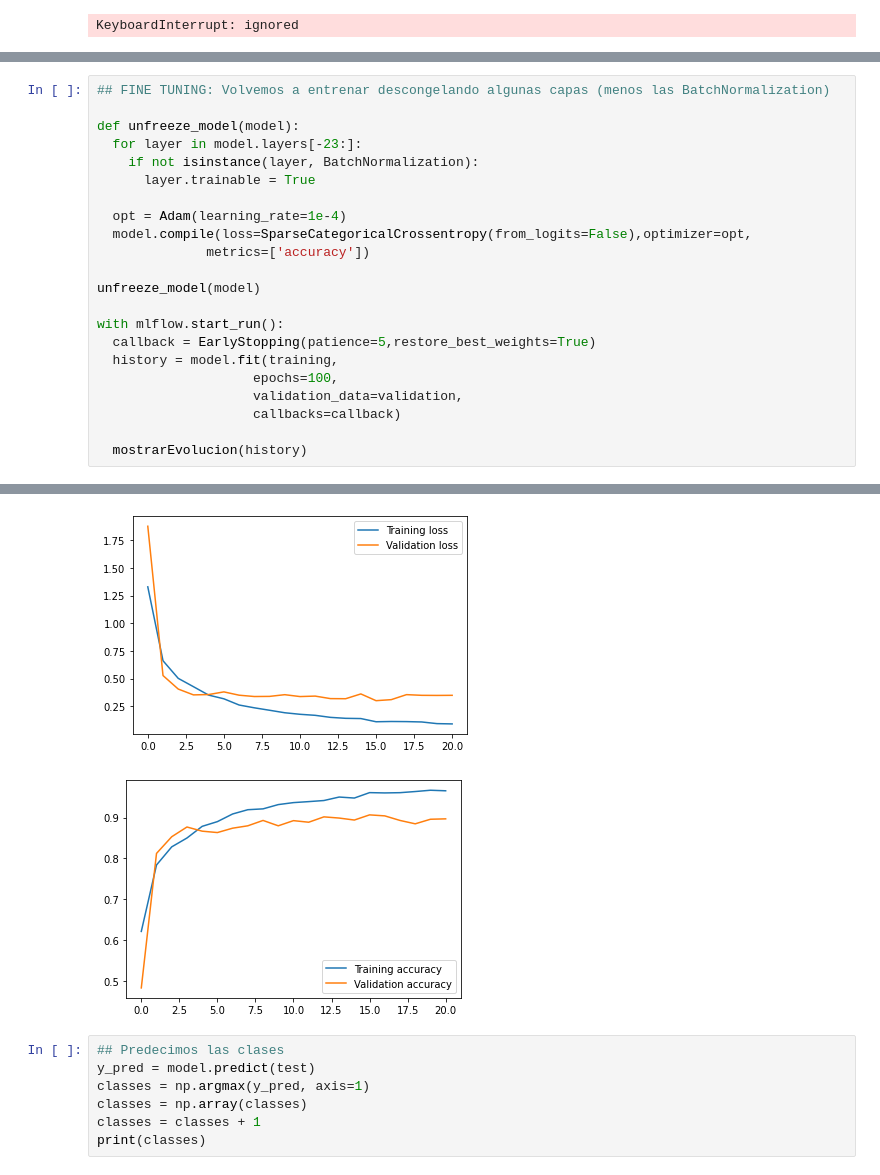
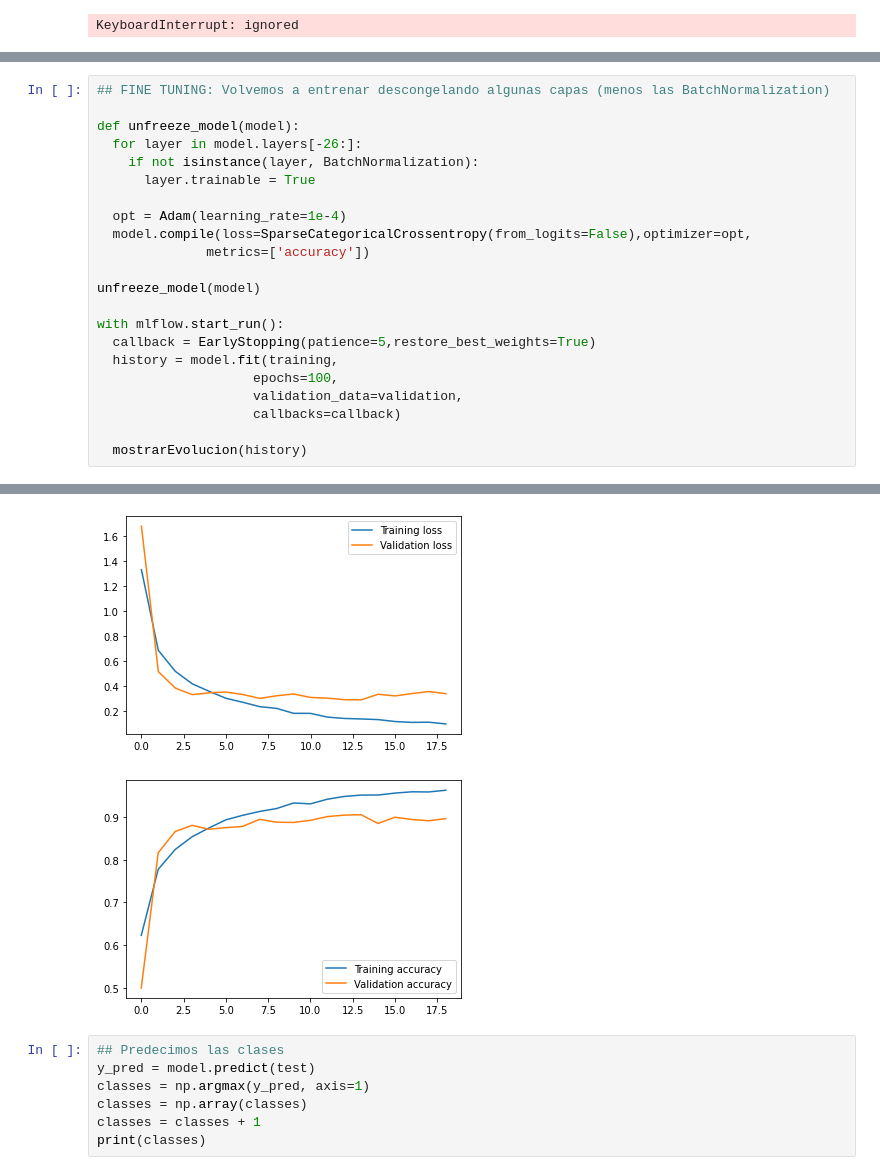
Before and after one commit to advy99/PROYECTO_MD_AA, a Jupyter notebook: algoritmos/JEMM/EfficientNetB2_ImageNet.ipynb, the cells around one changed output, grey strips where cells are left out. Cells and saved outputs as stored; diff of their text form.

Commit message:
ImageNetB2 ImageNet
Descongelando 26 capas en vez de 23

```diff
--- a/algoritmos/JEMM/EfficientNetB2_ImageNet.ipynb
+++ b/algoritmos/JEMM/EfficientNetB2_ImageNet.ipynb
@@ -232,7 +219,7 @@ Epoch 17/100
 ## FINE TUNING: Volvemos a entrenar descongelando algunas capas (menos las BatchNormalization)
 
 def unfreeze_model(model):
-  for layer in model.layers[-23:]:
+  for layer in model.layers[-26:]:
     if not isinstance(layer, BatchNormalization):
       layer.trainable = True
 
@@ -272,5 +259,5 @@ Epoch 21/100
-[figure, old version]
+[figure, new version]
-[figure, old version]
+[figure, new version]
 # %%
 ## Predecimos las clases
 y_pred = model.predict(test)
```
Also changed, not shown: parts of 5 cells of this notebook, 1 other file.
